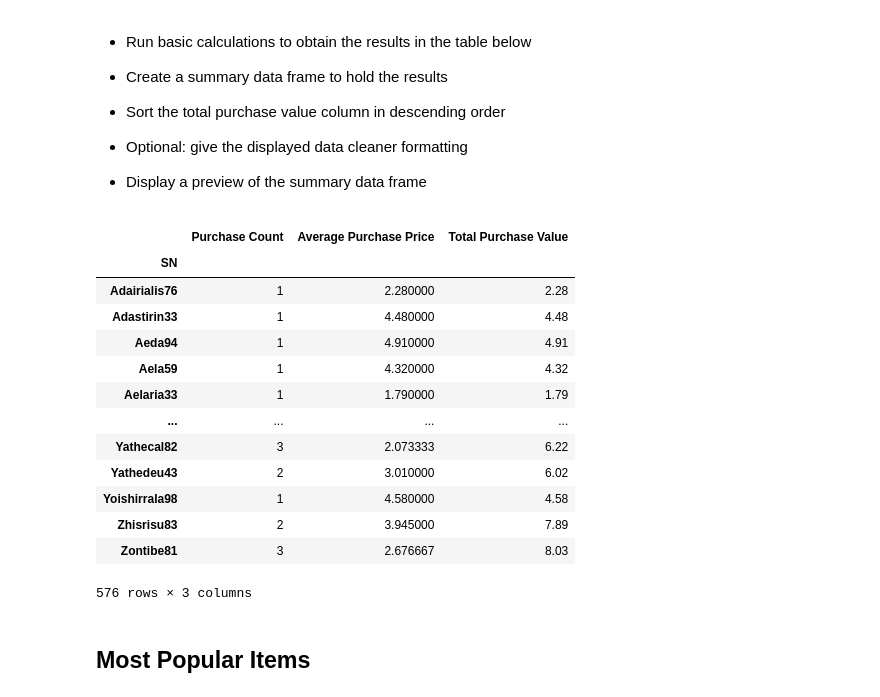
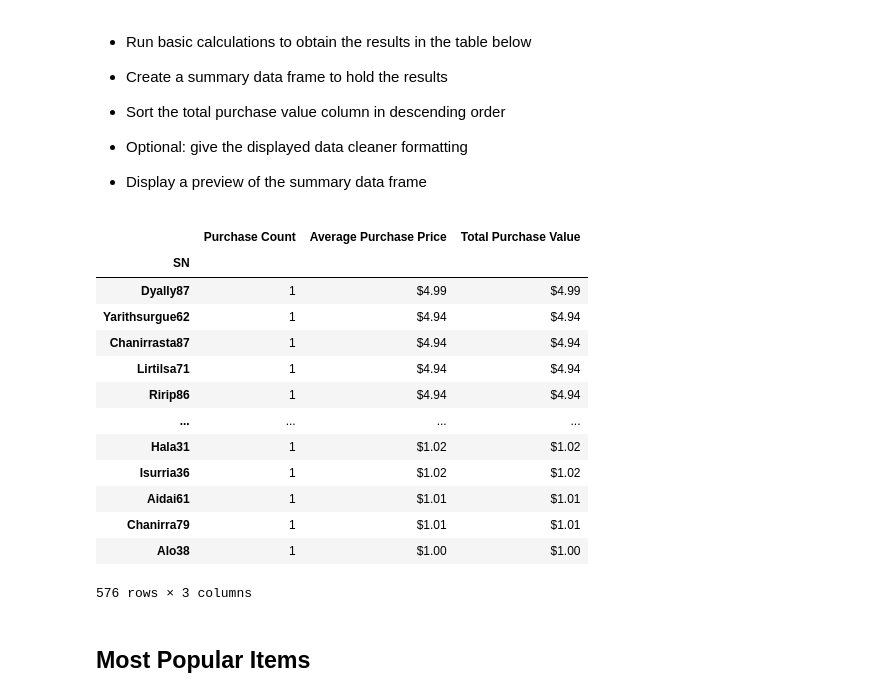
Before and after one commit to Jesskhunter/Pandas-Challenge, a Jupyter notebook: HeroesOfPymoli/HeroesOfPymoli_starter.ipynb, the cells around one changed output. Drawn from its saved outputs; the diff is of its cells as text; code cells hidden in the pictures.

```diff
--- a/HeroesOfPymoli/HeroesOfPymoli_starter.ipynb
+++ b/HeroesOfPymoli/HeroesOfPymoli_starter.ipynb
@@ -305,37 +305,36 @@ df_age_data
 # %%
 # Top Spenders
 
 # Run basic calculations
 SN_purchase_average = purchase_df.groupby(["SN"]).mean()["Price"]
 SN_purchase_counts = purchase_df.groupby(["SN"]).count()["Price"]
 SN_purchase_total = purchase_df.groupby(["SN"]).sum()["Price"]
 
 # Convert to DataFrame
 top_spender_df = pd.DataFrame({"Purchase Count": SN_purchase_counts, "Average Purchase Price": SN_purchase_average, "Total Purchase Value": SN_purchase_total})
 
 # Clean and format data
 top_spender_df["Purchase Count"] = top_spender_df["Purchase Count"].map("{:,}".format)
 top_spender_df["Average Purchase Price"] = top_spender_df["Average Purchase Price"].map("${:,.2f}".format)
 top_spender_df["Total Purchase Value"] = top_spender_df["Total Purchase Value"].map("${:,.2f}".format)
-
-# top_spender_df = top_spender_df.sort_values(by=['Total Purchase Value'], ascending=False)
+top_spender_df = top_spender_df.sort_values(by=["Total Purchase Value"], ascending=False)
 
 # Display the Top Spender Summary Table
 top_spender_df
 # %% [output]
 |  | Purchase Count | Average Purchase Price | Total Purchase Value |
 | SN |  |  |  |
-| Adairialis76 | 1 | 2.280000 | 2.28 |
-| Adastirin33 | 1 | 4.480000 | 4.48 |
-| Aeda94 | 1 | 4.910000 | 4.91 |
-| Aela59 | 1 | 4.320000 | 4.32 |
-| Aelaria33 | 1 | 1.790000 | 1.79 |
+| Dyally87 | 1 | $4.99 | $4.99 |
+| Yarithsurgue62 | 1 | $4.94 | $4.94 |
+| Chanirrasta87 | 1 | $4.94 | $4.94 |
+| Lirtilsa71 | 1 | $4.94 | $4.94 |
+| Ririp86 | 1 | $4.94 | $4.94 |
 | ... | ... | ... | ... |
-| Yathecal82 | 3 | 2.073333 | 6.22 |
-| Yathedeu43 | 2 | 3.010000 | 6.02 |
-| Yoishirrala98 | 1 | 4.580000 | 4.58 |
-| Zhisrisu83 | 2 | 3.945000 | 7.89 |
-| Zontibe81 | 3 | 2.676667 | 8.03 |
+| Hala31 | 1 | $1.02 | $1.02 |
+| Isurria36 | 1 | $1.02 | $1.02 |
+| Aidai61 | 1 | $1.01 | $1.01 |
+| Chanirra79 | 1 | $1.01 | $1.01 |
+| Alo38 | 1 | $1.00 | $1.00 |
 576 rows × 3 columns
 # %% [markdown]
 ## Most Popular Items
```
